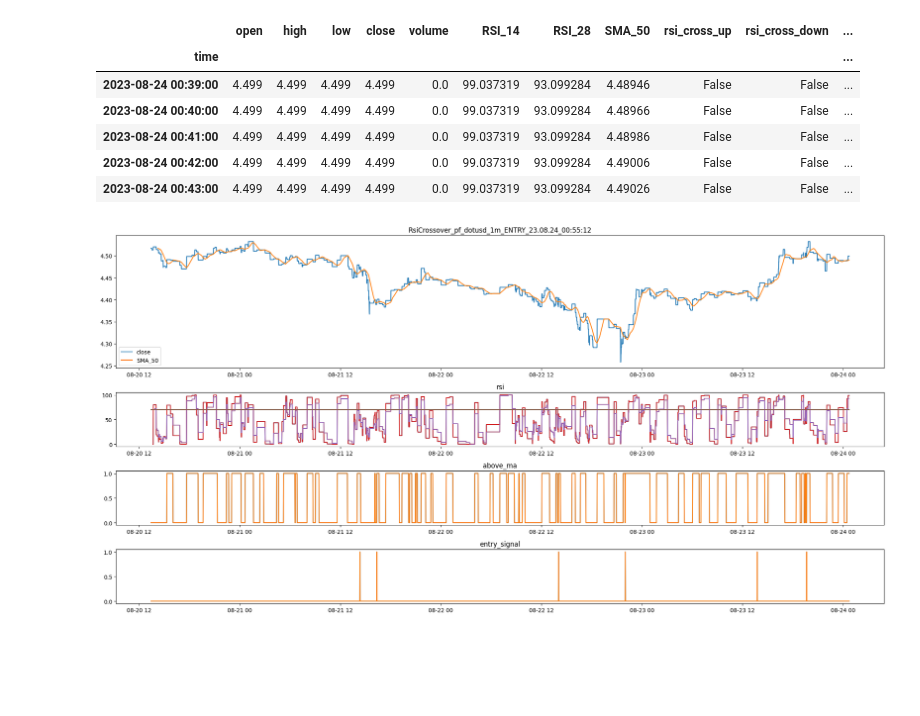
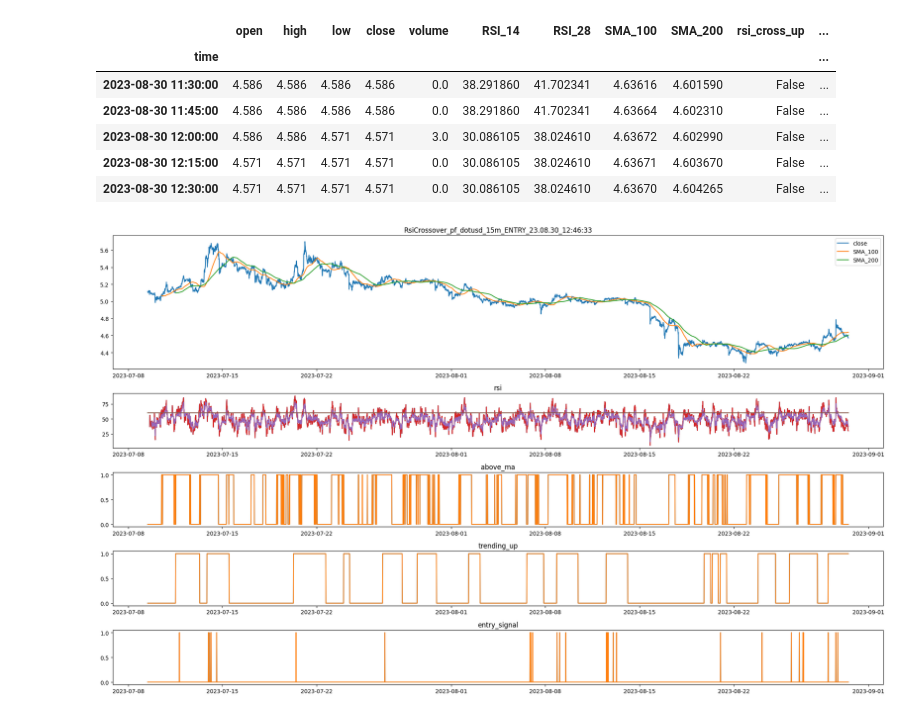
Before and after one commit to magnusblondal/lucy, a Jupyter notebook: ip_rsi_crossover.ipynb, the cells around one changed output. Cells and saved outputs as stored; diff of their text form; code cells hidden in the pictures; blank space fills up the shorter version.

```diff
--- a/ip_rsi_crossover.ipynb
+++ b/ip_rsi_crossover.ipynb
@@ -50,19 +50,19 @@ def chart_title(pair: str, interval: Interval, action: str):
     return f"RsiCrossover_{pair}_{interval}_{action.upper()}_{now}"
 # %%
 pair = "pf_dotusd" #"ETHUSD" #"XBTUSD"
-interval = Interval(1)
+interval = Interval(15)
 exch = Exchange()
 df_org = exch.ohlc(pair, interval, 'trade')
 # %%
 df = df_org.copy()
 fast_rsi_length = 14
 slow_rsi_length = 28
-rsi_level = 70
+rsi_level = 60
 
 rsi_fast = f"RSI_{fast_rsi_length}"
 rsi_slow = f"RSI_{slow_rsi_length}"
 
-fast_ma_length = 50
+fast_ma_length = 100
 slow_ma_length = 200
 ma_type = "sma"
 
@@ -85,33 +85,38 @@ strategy = ta.Strategy(
         "close":    'close',
         "kind":     ma_type,
         "length":   fast_ma_length
+    }, {
+        "close":    'close',
+        "kind":     ma_type,
+        "length":   slow_ma_length
     }]
 )
 df.ta.strategy(strategy)
 
 df["rsi_cross_up"] = (df[rsi_fast] > df[rsi_slow]) & (df[rsi_fast].shift() < df[rsi_slow].shift())
 df["rsi_cross_down"] = (df[rsi_fast] < df[rsi_slow]) & (df[rsi_fast].shift() > df[rsi_fast].shift())
+df["trending_up"] = df[fastMa] > df[slowMa]
 df["close_above_fast_ma"] = df["close"] > df[fastMa]
-df["entry_signal"] = df["rsi_cross_up"] & (df[rsi_fast] < rsi_level) & df["close_above_fast_ma"]
+df["entry_signal"] = df["rsi_cross_up"] & (df[rsi_fast] > rsi_level) & df["close_above_fast_ma"] & df["trending_up"]
 df.tail()
 # %% [output]
-|  | open | high | low | close | volume | RSI_14 | RSI_28 | SMA_50 | rsi_cross_up | rsi_cross_down | ... |
+|  | open | high | low | close | volume | RSI_14 | RSI_28 | SMA_100 | SMA_200 | rsi_cross_up | ... |
 | time |  |  |  |  |  |  |  |  |  |  | ... |
-| 2023-08-24 00:39:00 | 4.499 | 4.499 | 4.499 | 4.499 | 0.0 | 99.037319 | 93.099284 | 4.48946 | False | False | ... |
-| 2023-08-24 00:40:00 | 4.499 | 4.499 | 4.499 | 4.499 | 0.0 | 99.037319 | 93.099284 | 4.48966 | False | False | ... |
-| 2023-08-24 00:41:00 | 4.499 | 4.499 | 4.499 | 4.499 | 0.0 | 99.037319 | 93.099284 | 4.48986 | False | False | ... |
-| 2023-08-24 00:42:00 | 4.499 | 4.499 | 4.499 | 4.499 | 0.0 | 99.037319 | 93.099284 | 4.49006 | False | False | ... |
-| 2023-08-24 00:43:00 | 4.499 | 4.499 | 4.499 | 4.499 | 0.0 | 99.037319 | 93.099284 | 4.49026 | False | False | ... |
+| 2023-08-30 11:30:00 | 4.586 | 4.586 | 4.586 | 4.586 | 0.0 | 38.291860 | 41.702341 | 4.63616 | 4.601590 | False | ... |
+| 2023-08-30 11:45:00 | 4.586 | 4.586 | 4.586 | 4.586 | 0.0 | 38.291860 | 41.702341 | 4.63664 | 4.602310 | False | ... |
+| 2023-08-30 12:00:00 | 4.586 | 4.586 | 4.571 | 4.571 | 3.0 | 30.086105 | 38.024610 | 4.63672 | 4.602990 | False | ... |
+| 2023-08-30 12:15:00 | 4.571 | 4.571 | 4.571 | 4.571 | 0.0 | 30.086105 | 38.024610 | 4.63671 | 4.603670 | False | ... |
+| 2023-08-30 12:30:00 | 4.571 | 4.571 | 4.571 | 4.571 | 0.0 | 30.086105 | 38.024610 | 4.63670 | 4.604265 | False | ... |
 # %%
-chart_data      = df[['close', fastMa]]
+chart_data      = df[['close', fastMa, slowMa]]
 
 entry_signal    = ('entry_signal', df[['entry_signal']] )
 df['rsi_level'] = rsi_level
 rsi    = ('rsi', df[[rsi_fast, rsi_slow, 'rsi_level']] )
 above_ma    = ('above_ma', df[['close_above_fast_ma']] )
-
-signals         = [rsi, above_ma, entry_signal]
+trending_up    = ('trending_up', df[['trending_up']] )
+signals         = [rsi, above_ma, trending_up, entry_signal]
 name            = chart_title(pair, interval, 'entry')
 chart(name, chart_data, signals)
 # %% [output]
-[figure, old version]
+[figure, new version]
```
Also changed, not shown: 6 other files.
